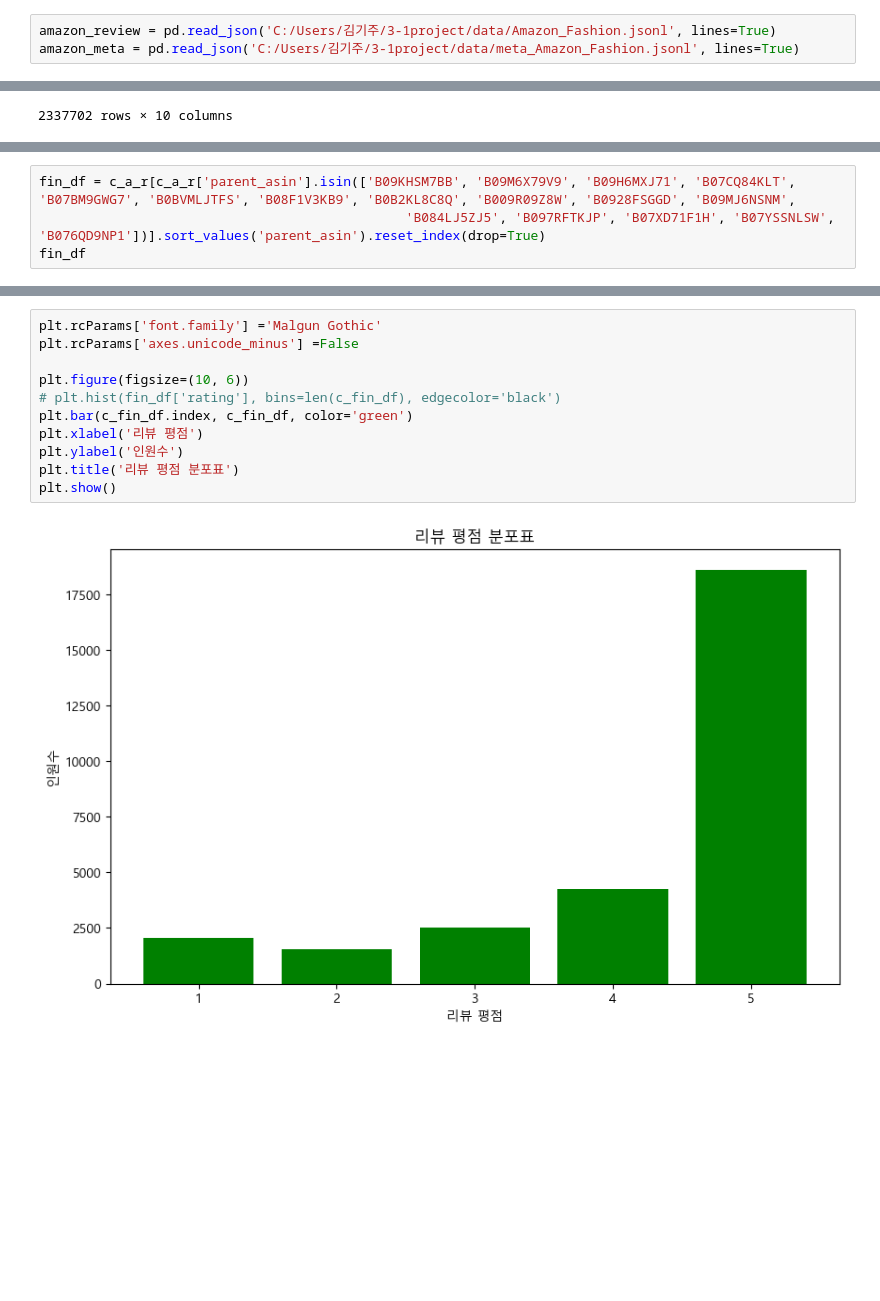
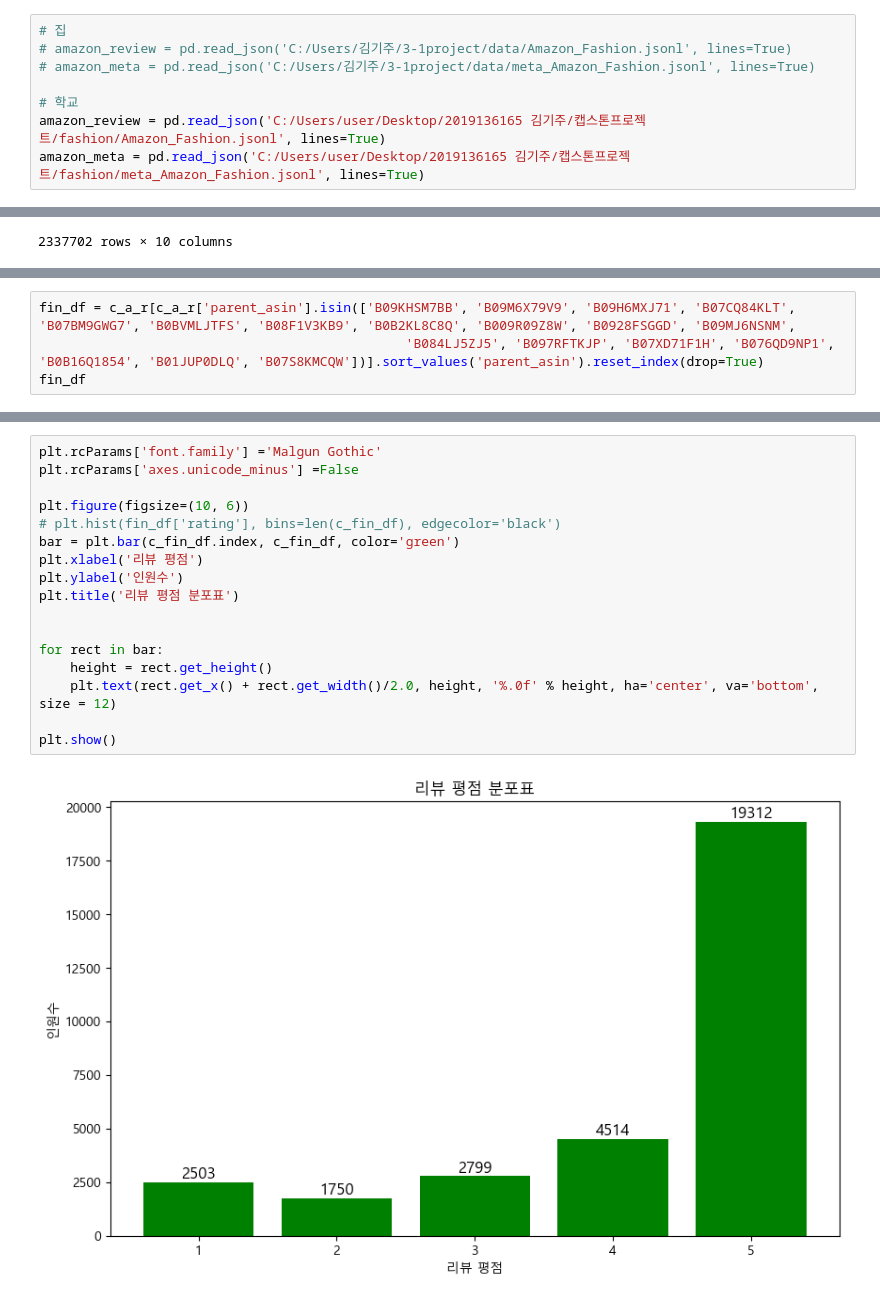
Before and after one commit to smallbrowndog/3-1_project, a Jupyter notebook: f_cleaned.ipynb, the cells around one changed output, grey strips where cells are left out. Saved outputs shown, nothing was run; the diff lists cells and outputs as text; blank space fills up the shorter version.

```diff
--- a/f_cleaned.ipynb
+++ b/f_cleaned.ipynb
@@ -3,8 +3,13 @@ import json
 import pandas as pd
 import matplotlib.pyplot as plt
 # %%
-amazon_review = pd.read_json('C:/Users/김기주/3-1project/data/Amazon_Fashion.jsonl', lines=True)
-amazon_meta = pd.read_json('C:/Users/김기주/3-1project/data/meta_Amazon_Fashion.jsonl', lines=True)
+# 집
+# amazon_review = pd.read_json('C:/Users/김기주/3-1project/data/Amazon_Fashion.jsonl', lines=True)
+# amazon_meta = pd.read_json('C:/Users/김기주/3-1project/data/meta_Amazon_Fashion.jsonl', lines=True)
+
+# 학교
+amazon_review = pd.read_json('C:/Users/user/Desktop/2019136165 김기주/캡스톤프로젝트/fashion/Amazon_Fashion.jsonl', lines=True)
+amazon_meta = pd.read_json('C:/Users/user/Desktop/2019136165 김기주/캡스톤프로젝트/fashion/meta_Amazon_Fashion.jsonl', lines=True)
 # %%
 print(amazon_review.columns)
 print(amazon_meta.columns)
@@ -90,6 +121,6 @@ Name: count, dtype: int64
 # %%
 fin_df = c_a_r[c_a_r['parent_asin'].isin(['B09KHSM7BB', 'B09M6X79V9', 'B09H6MXJ71', 'B07CQ84KLT', 'B07BM9GWG7', 'B0BVMLJTFS', 'B08F1V3KB9', 'B0B2KL8C8Q', 'B009R09Z8W', 'B0928FSGGD', 'B09MJ6NSNM',
-                                               'B084LJ5ZJ5', 'B097RFTKJP', 'B07XD71F1H', 'B07YSSNLSW', 'B076QD9NP1'])].sort_values('parent_asin').reset_index(drop=True)
+                                               'B084LJ5ZJ5', 'B097RFTKJP', 'B07XD71F1H', 'B076QD9NP1', 'B0B16Q1854', 'B01JUP0DLQ', 'B07S8KMCQW'])].sort_values('parent_asin').reset_index(drop=True)
 fin_df
 # %% [output]
 |  | rating | title | text | images | asin | parent_asin | user_id | timestamp | helpful_vote | ... |
@@ -119,14 +167,20 @@ Name: count, dtype: int64
 # %%
 plt.rcParams['font.family'] ='Malgun Gothic'
 plt.rcParams['axes.unicode_minus'] =False
 
 plt.figure(figsize=(10, 6))
 # plt.hist(fin_df['rating'], bins=len(c_fin_df), edgecolor='black')
-plt.bar(c_fin_df.index, c_fin_df, color='green')
+bar = plt.bar(c_fin_df.index, c_fin_df, color='green')
 plt.xlabel('리뷰 평점')
 plt.ylabel('인원수')
 plt.title('리뷰 평점 분포표')
+
+
+for rect in bar:
+    height = rect.get_height()
+    plt.text(rect.get_x() + rect.get_width()/2.0, height, '%.0f' % height, ha='center', va='bottom', size = 12)
+
 plt.show()
 # %% [output]
-[figure, old version]
+[figure, new version]
 # %%
```
Also changed, not shown: parts of 16 cells of this notebook.
